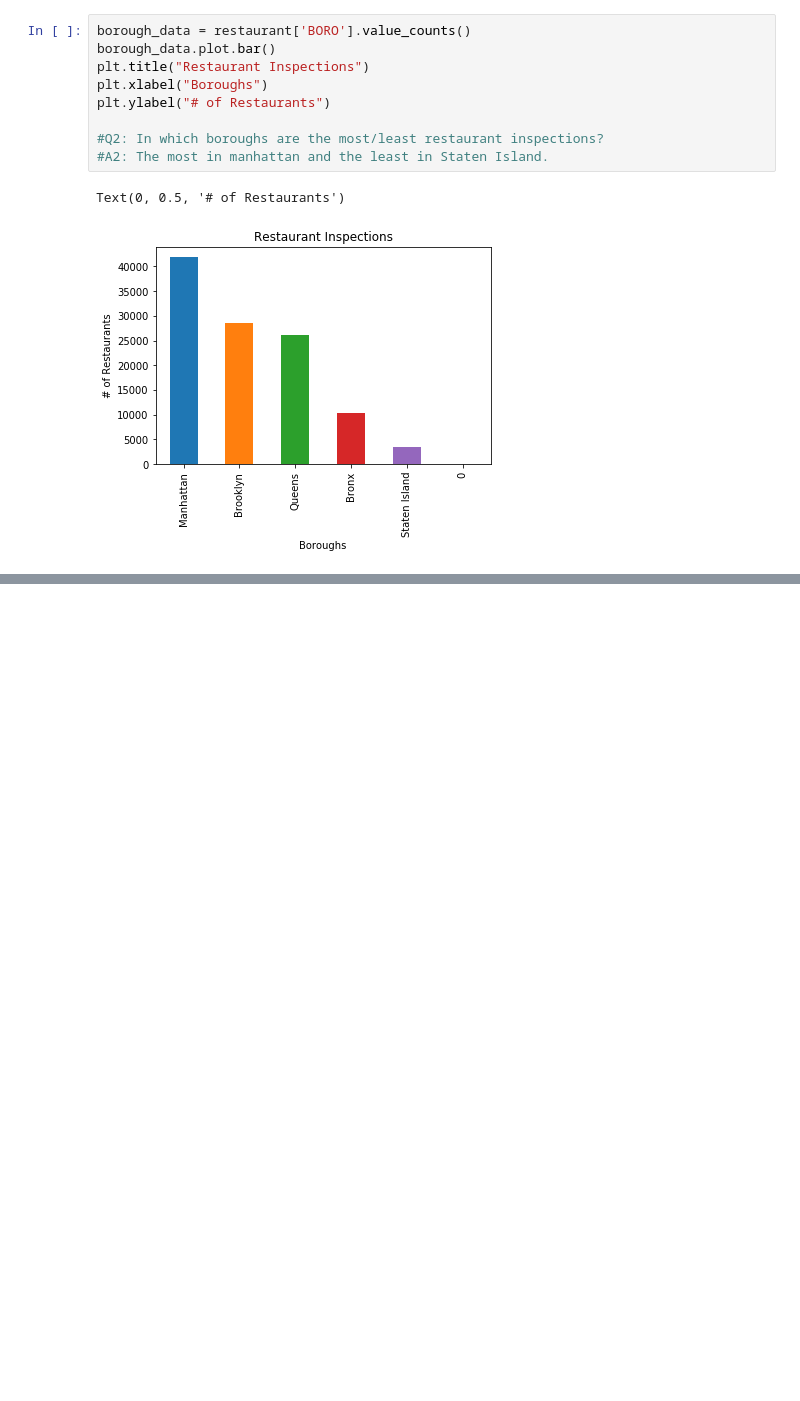
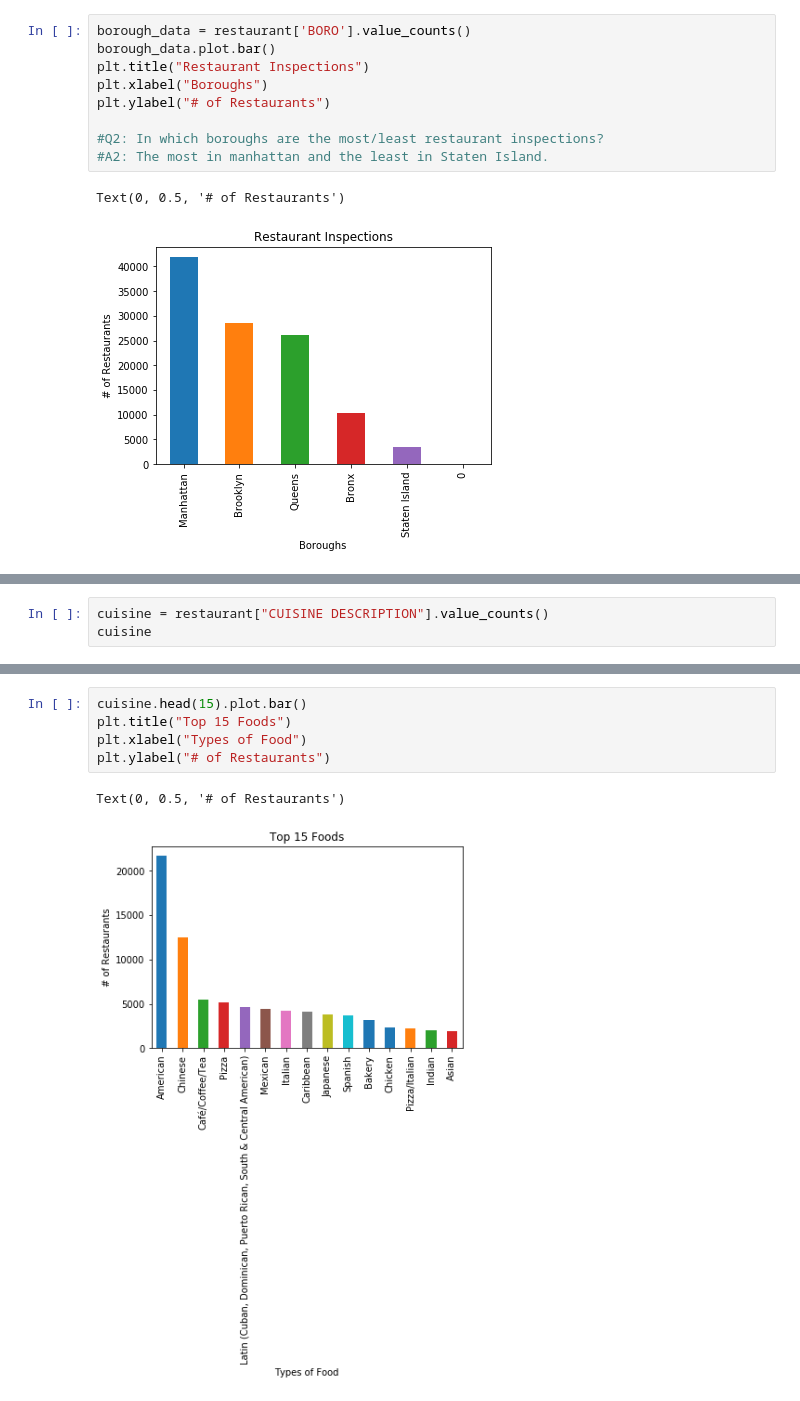
Before and after one commit to Ironware6/data_science_328, a Jupyter notebook: Assignment 1 - plots, bar charts, and filtering.ipynb, the cells around one changed output, grey strips where cells are left out. Saved outputs shown, nothing was run; the diff lists cells and outputs as text; blank space fills up the shorter version.

```diff
--- a/Assignment 1 - plots, bar charts, and filtering.ipynb
+++ b/Assignment 1 - plots, bar charts, and filtering.ipynb
@@ -114,3 +115,6 @@ print('July Mean:   ' + str(july_mean))
 # %% [output]
 January Mean: 20.332909899283187
 July Mean:   26.203096228602604
+# %%
+cuisine = restaurant["CUISINE DESCRIPTION"].value_counts()
+cuisine
@@ -116,0 +139,8 @@ July Mean:   26.203096228602604
+# %%
+cuisine.head(15).plot.bar()
+plt.title("Top 15 Foods")
+plt.xlabel("Types of Food")
+plt.ylabel("# of Restaurants")
+# %% [output]
+Text(0, 0.5, '# of Restaurants')
+[figure, added]
```
Also changed, not shown: parts of 5 cells of this notebook, 15 other files.
